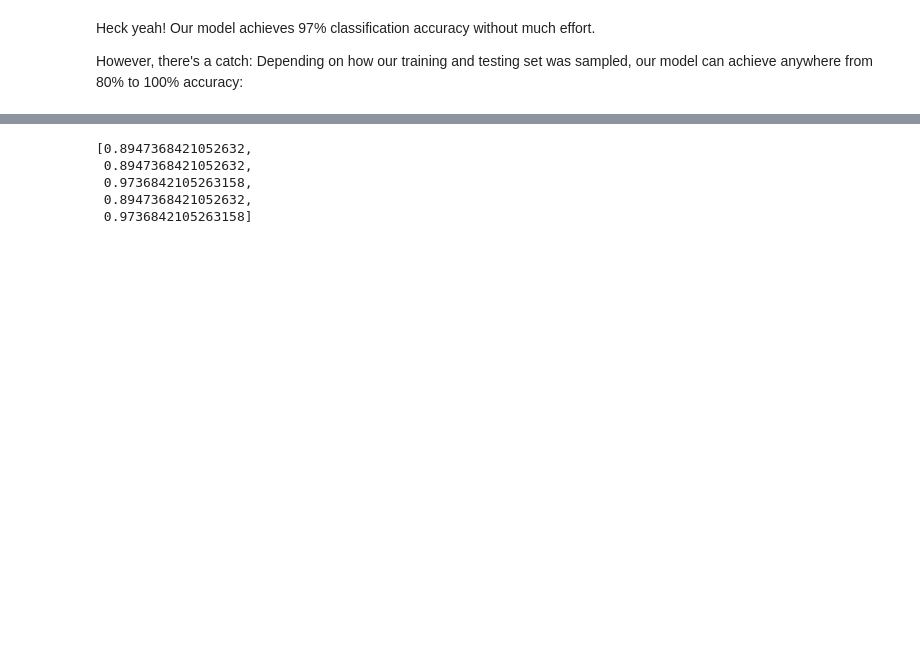
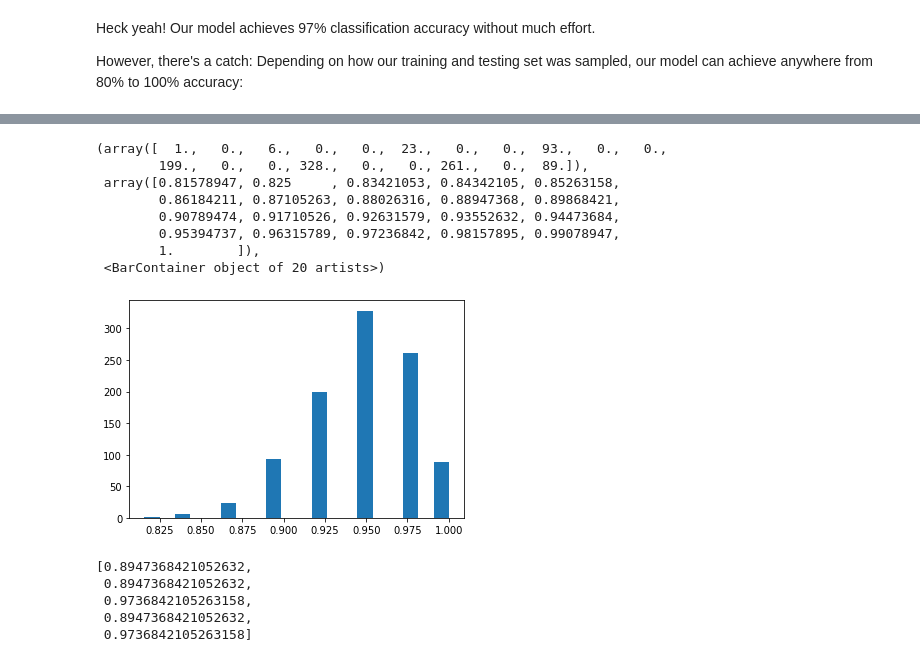
Before and after one commit to ValRCS/Python_Data_Analysis_Forecasting, a Jupyter notebook: notebooks/ml_intro/Irises Data Analysis Workflow.ipynb, the cells around one changed output, grey strips where cells are left out. Cells and saved outputs as stored; diff of their text form; code cells hidden in the pictures; blank space fills up the shorter version.

```diff
--- a/notebooks/ml_intro/Irises Data Analysis Workflow.ipynb
+++ b/notebooks/ml_intro/Irises Data Analysis Workflow.ipynb
@@ -1360,3 +1411,15 @@ plt.hist(model_accuracies)
+# %%
+plt.hist(model_accuracies, bins=20)
+# %% [output]
+(array([  1.,   0.,   6.,   0.,   0.,  23.,   0.,   0.,  93.,   0.,   0.,
+        199.,   0.,   0., 328.,   0.,   0., 261.,   0.,  89.]),
+ array([0.81578947, 0.825     , 0.83421053, 0.84342105, 0.85263158,
+        0.86184211, 0.87105263, 0.88026316, 0.88947368, 0.89868421,
+        0.90789474, 0.91710526, 0.92631579, 0.93552632, 0.94473684,
+        0.95394737, 0.96315789, 0.97236842, 0.98157895, 0.99078947,
+        1.        ]),
+ <BarContainer object of 20 artists>)
+[figure, added]
 # %%
 model_accuracies[:5]
 # %% [output]
```
Also changed, not shown: parts of 22 cells of this notebook.
